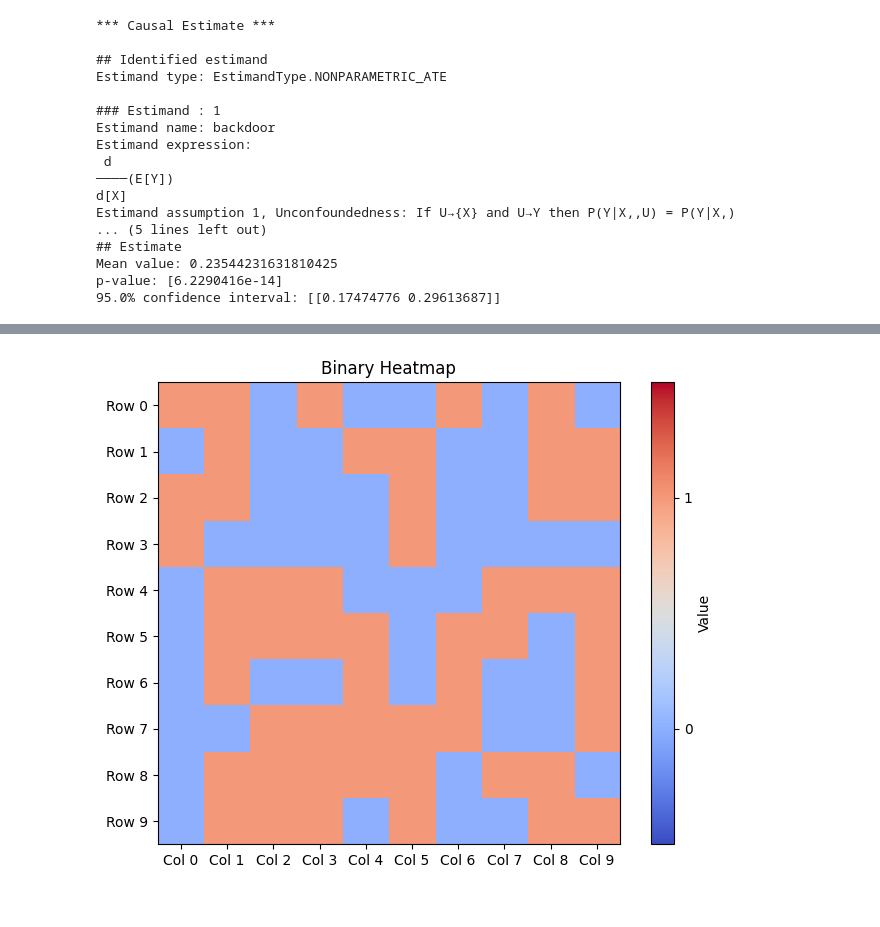
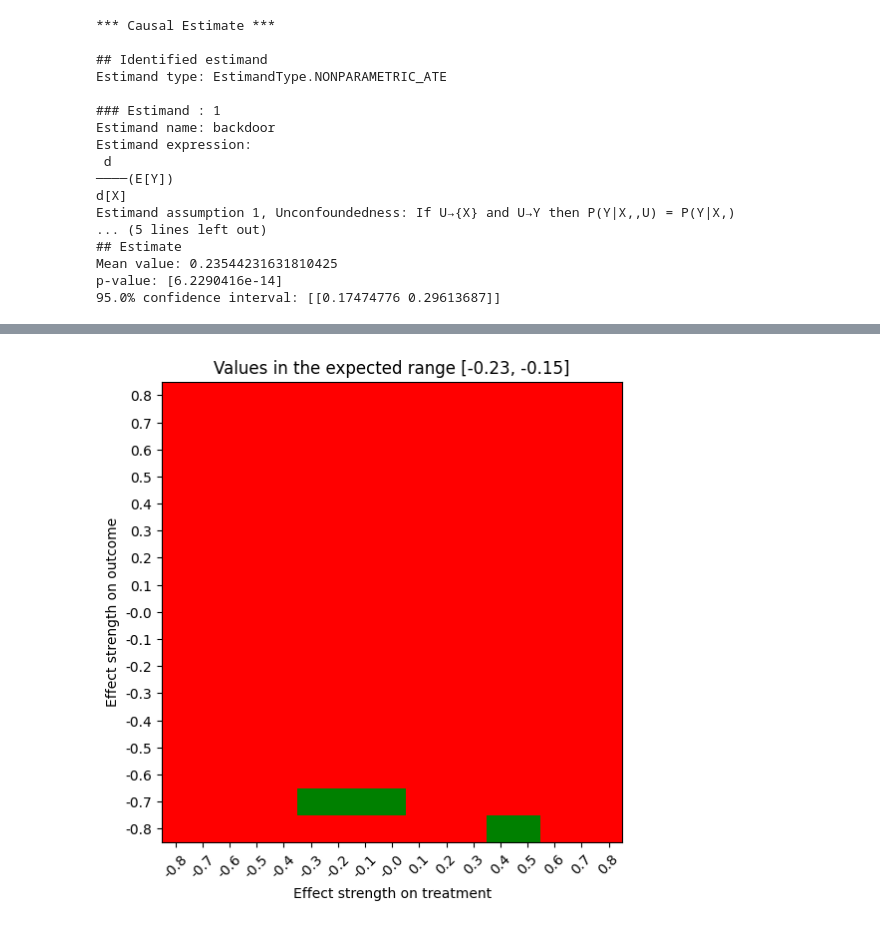
Before and after one commit to Causal-Inference-Group-C4AI/tests, a Jupyter notebook: notebooks/CausalModel/sensitivity_analysis.ipynb, the cells around one changed output, grey strips where cells are left out. Drawn from its saved outputs; the diff is of its cells as text; code cells hidden in the pictures.

Commit message:
✅ Add Balke-Pearl example in sensitivity_analysis notebook

```diff
--- a/notebooks/CausalModel/sensitivity_analysis.ipynb
+++ b/notebooks/CausalModel/sensitivity_analysis.ipynb
@@ -144,26 +119,28 @@ Value: -0.15096273645127523, Position: O:-0.0, T:-0.5
-# %%
-import numpy as np
-import matplotlib.pyplot as plt
-
-# Create a binary data array (example 10x10)
-data = np.random.choice([0, 1], size=(10, 10), p=[0.5, 0.5])
-
-# Create a binary heatmap
-plt.figure(figsize=(8, 6))
-plt.imshow(data, cmap='coolwarm', interpolation='nearest')
-
-# Add color bar
-plt.colorbar(ticks=[0, 1], label='Value')
-plt.clim(-0.5, 1.5)  # Adjust color limits
-
-# Set ticks and labels
-plt.xticks(ticks=np.arange(10), labels=[f'Col {i}' for i in range(10)])
-plt.yticks(ticks=np.arange(10), labels=[f'Row {i}' for i in range(10)])
-
-# Set title
-plt.title('Binary Heatmap')
-
-# Show the plot
-plt.show()
-# %% [output]
-[figure, removed]
+# %%
+# Find values in the range [-0.23, -0.15]
+matrix = ref.new_effect_array
+values_in_range = np.where((matrix >= -0.23) & (matrix <= -0.15))
+matrix[values_in_range] = 1
+matrix[matrix != 1] = 0
+matrix = matrix[::-1]
+
+# Create a binary heatmap
+plt.figure(figsize=(6, 6))
+plt.imshow(matrix, cmap=ListedColormap(
+    ['red', 'green']), interpolation='nearest')
+
+# Set ticks and labels
+plt.xticks(ticks=np.arange(len(strength_list)),
+           labels=strength_list, rotation=45)
+plt.yticks(ticks=np.arange(len(strength_list)),
+           labels=strength_list[::-1])
+
+# Set title
+plt.title('Values in the expected range [-0.23, -0.15]')
+plt.xlabel('Effect strength on treatment')
+plt.ylabel('Effect strength on outcome')
+
+# Show the plot
+plt.show()
+# %% [output]
+[figure, added]
```
Also changed, not shown: parts of 23 cells of this notebook.
